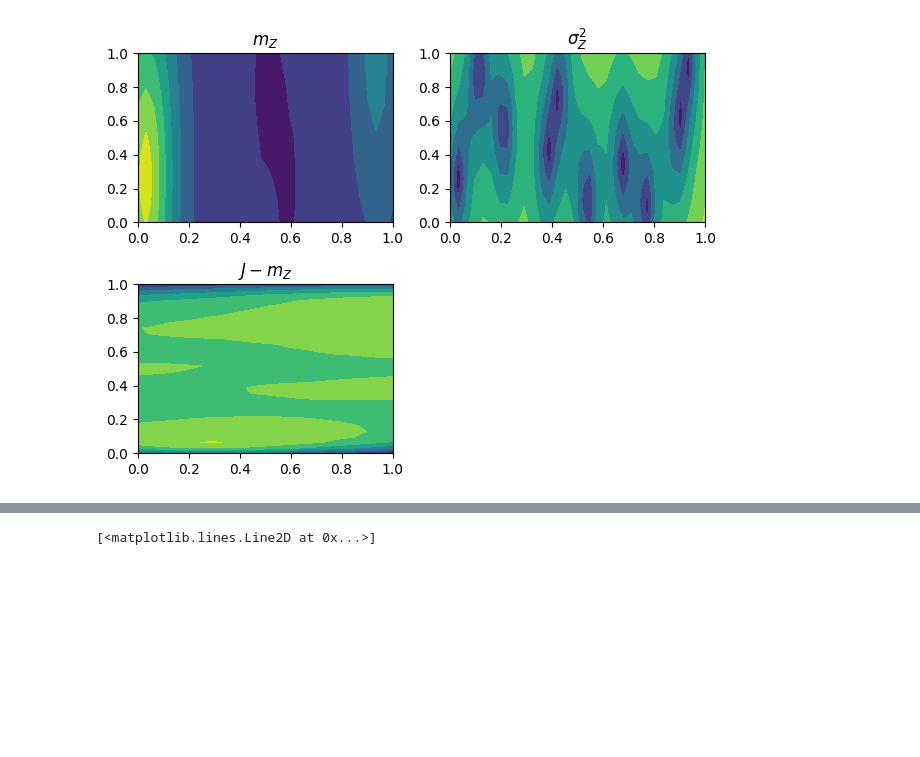
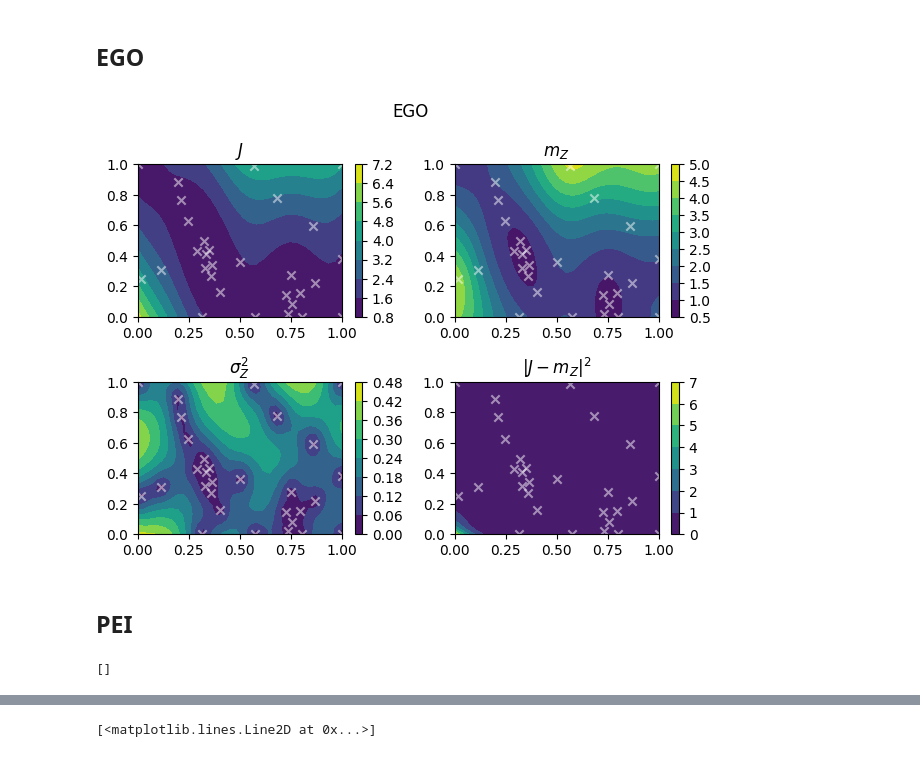
Before and after one commit to VTrappler/robustGP, a Jupyter notebook: notebooks/demo.ipynb, the cells around one changed output, grey strips where cells are left out. Cells and saved outputs as stored; diff of their text form; code cells hidden in the pictures; blank space fills up the shorter version.

```diff
--- a/notebooks/demo.ipynb
+++ b/notebooks/demo.ipynb
@@ -88,15 +92,24 @@ xl, yl = np.linspace(0, 1, 500), np.linspace(0, 1, 500)
+# %% [markdown]
+## EGO
+# %%
+branin = initialize_branin()
+EGO = enrich.OneStepEnrichment(bounds)
+EGO.set_criterion(ac.expected_improvement, maxi=True)  #
+# EGO.set_optim(opt.optimize_with_restart, **{"nrestart": 20})
+branin.set_enrichment(EGO)
+branin.run(Niter=20)
+m, s = branin.predict(XY, return_std=True)
+# %%
+plot_enrichment(branin, 'EGO')
+# %% [output]
+[figure, added]
+# %% [markdown]
+## PEI
 # %%
-branin = initialize_rosenbrock()
-m, s = branin.predict(XY, return_std=True)
-plt.subplot(2, 2, 1)
-plt.contourf(x, y, m.reshape(npts, npts).T)
-plt.title(r"$m_Z$")
-plt.subplot(2, 2, 2)
-plt.contourf(x, y, s.reshape(npts, npts).T)
-plt.title(r"$\sigma^2_Z$")
-plt.subplot(2, 2, 3)
-plt.contourf(x, y, (m.reshape(npts, npts) - branin.function(XY).reshape(npts, npts)))
-plt.title(r"$J - m_Z$")
-plt.tight_layout()
+branin = initialize_branin()
+PEI = enrich.OneStepEnrichment(bounds)
+PEI.set_criterion(ac.PEI, maxi=True)  #
+branin.set_enrichment(PEI)
+branin.run(Niter=20)
 # %% [output]
-[figure, removed]
+[]
```
Also changed, not shown: parts of 3 cells of this notebook, 5 other files.
